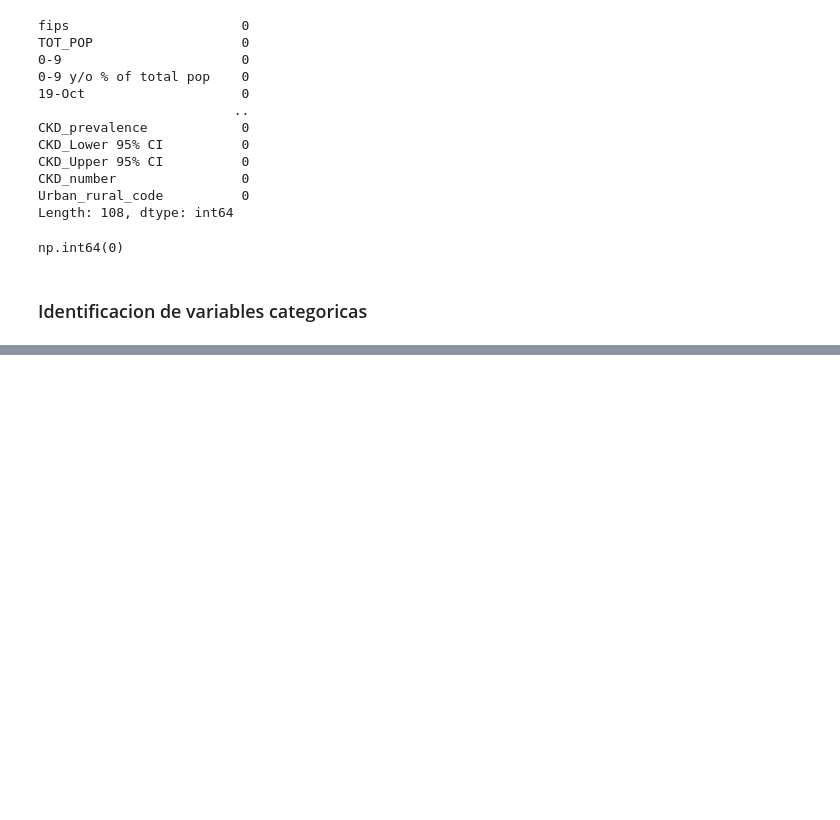
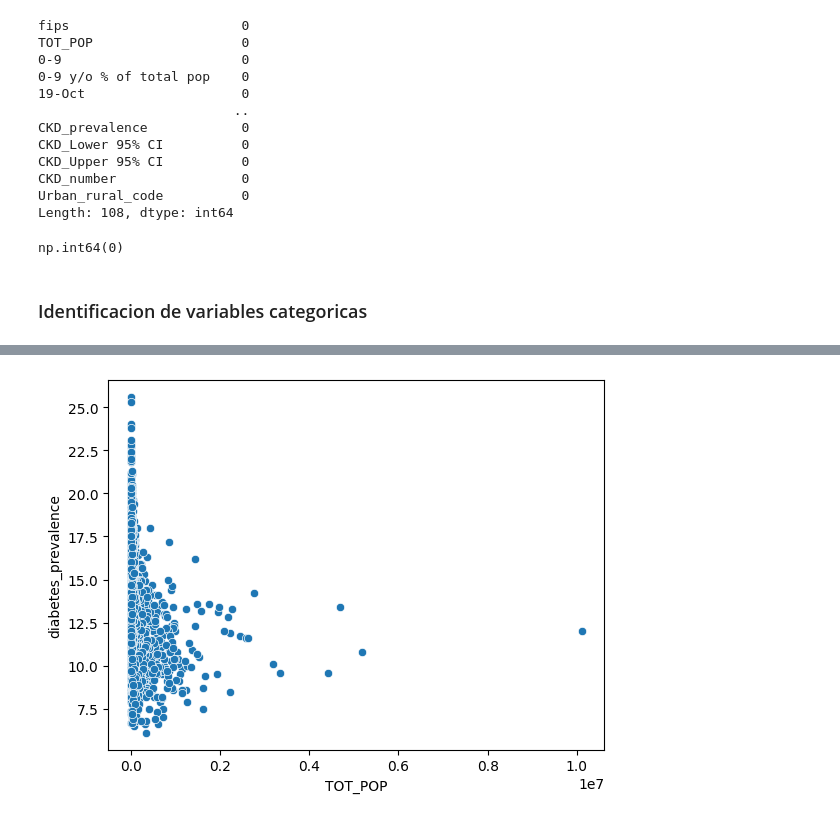
Before and after one commit to 4GeeksAcademy/infoasir20-primer-algoritmo, a Jupyter notebook: src/ 03-linear-regression-reg.ipynb, the cells around one changed output, grey strips where cells are left out. Saved outputs shown, nothing was run; the diff lists cells and outputs as text; code cells hidden in the pictures; blank space fills up the shorter version.

```diff
--- a/src/ 03-linear-regression-reg.ipynb
+++ b/src/ 03-linear-regression-reg.ipynb
@@ -155,0 +144,6 @@ NameError: name 'outliers' is not defined
+# %%
+# Ejemplo: relación entre una variable y el target
+sns.scatterplot(data=df, x='TOT_POP', y='diabetes_prevalence')
+plt.show()
+# %% [output]
+[figure, added]
```
Also changed, not shown: parts of 16 cells of this notebook.
